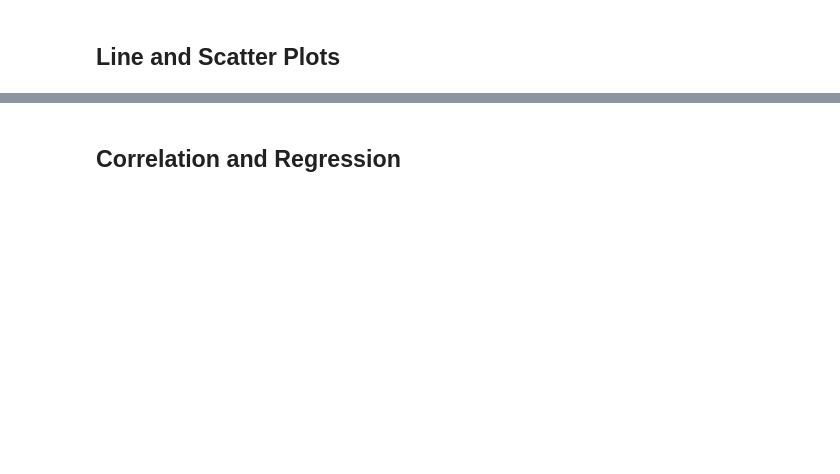
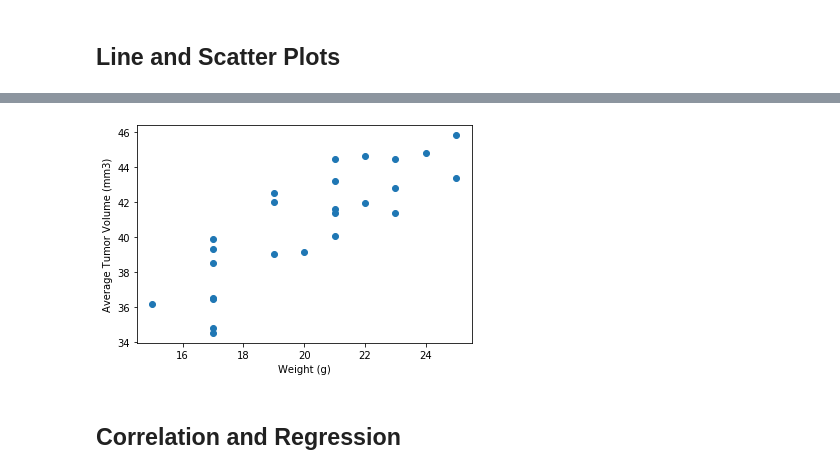
Before and after one commit to meaganmb/matplotlib-challenge, a Jupyter notebook: pymaceuticals_starter.ipynb, the cells around one changed output, grey strips where cells are left out. Cells and saved outputs as stored; diff of their text form; code cells hidden in the pictures; blank space fills up the shorter version.

```diff
--- a/pymaceuticals_starter.ipynb
+++ b/pymaceuticals_starter.ipynb
@@ -280,2 +313,25 @@ Ceftamin's potential outliers: Series([], Name: Tumor Volume (mm3), dtype: float
+# %%
+# Generate a scatter plot of average tumor volume vs. mouse weight for the Capomulin regimen
+
+# Create groupby for plot
+capomulin_mice = capomulin.groupby(capomulin["Mouse ID"])
+
+# Tumor volume average
+capomulin_mice_tumor_vol_avg = capomulin_mice["Tumor Volume (mm3)"].mean()
+
+# Mouse weight average
+capomulin_mice_weight_avg = capomulin_mice["Weight (g)"].mean()
+
+# Create graph
+plt.scatter(capomulin_mice_weight_avg, capomulin_mice_tumor_vol_avg)
+
+# Create labels
+plt.xlabel("Weight (g)")
+plt.ylabel("Average Tumor Volume (mm3)")
+
+# Plot Show
+plt.show()
+# %% [output]
+[figure, added]
 # %% [markdown]
 ## Correlation and Regression
```
Also changed, not shown: parts of 15 cells of this notebook.
